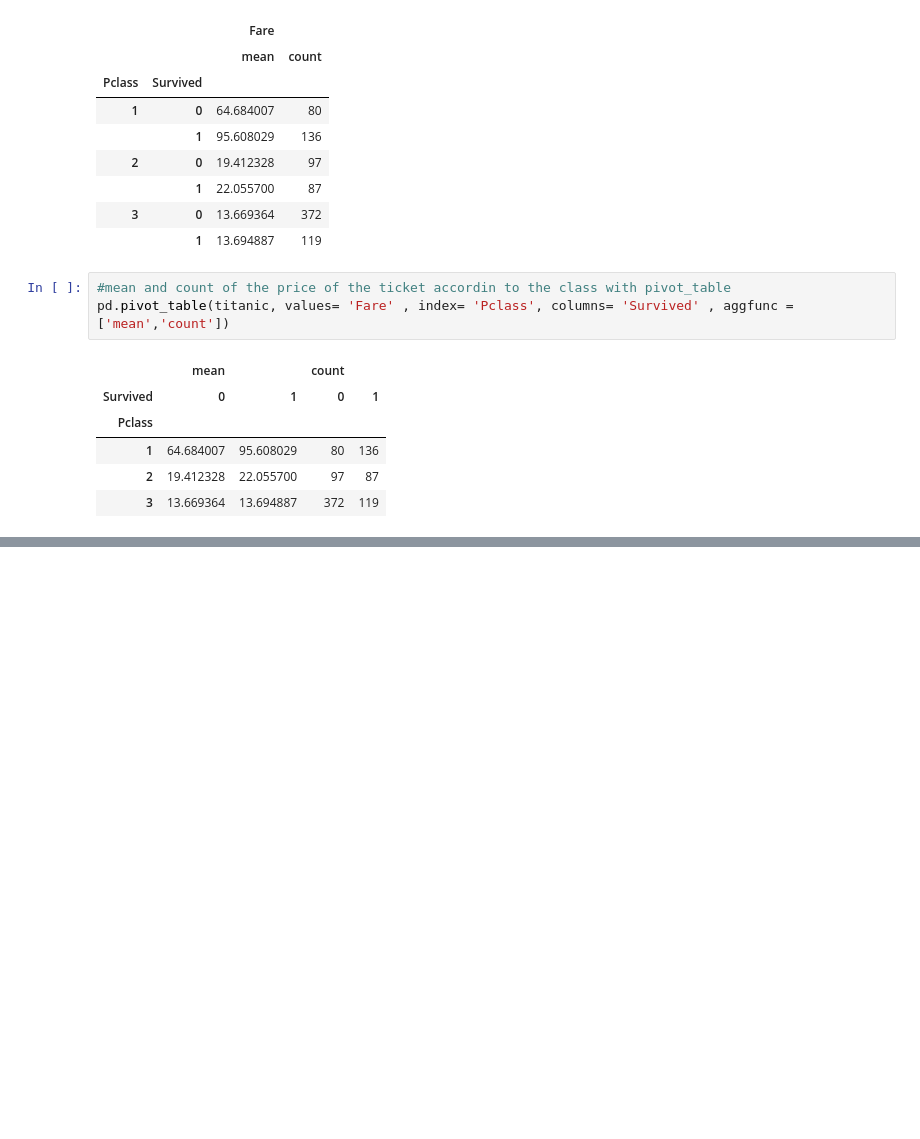
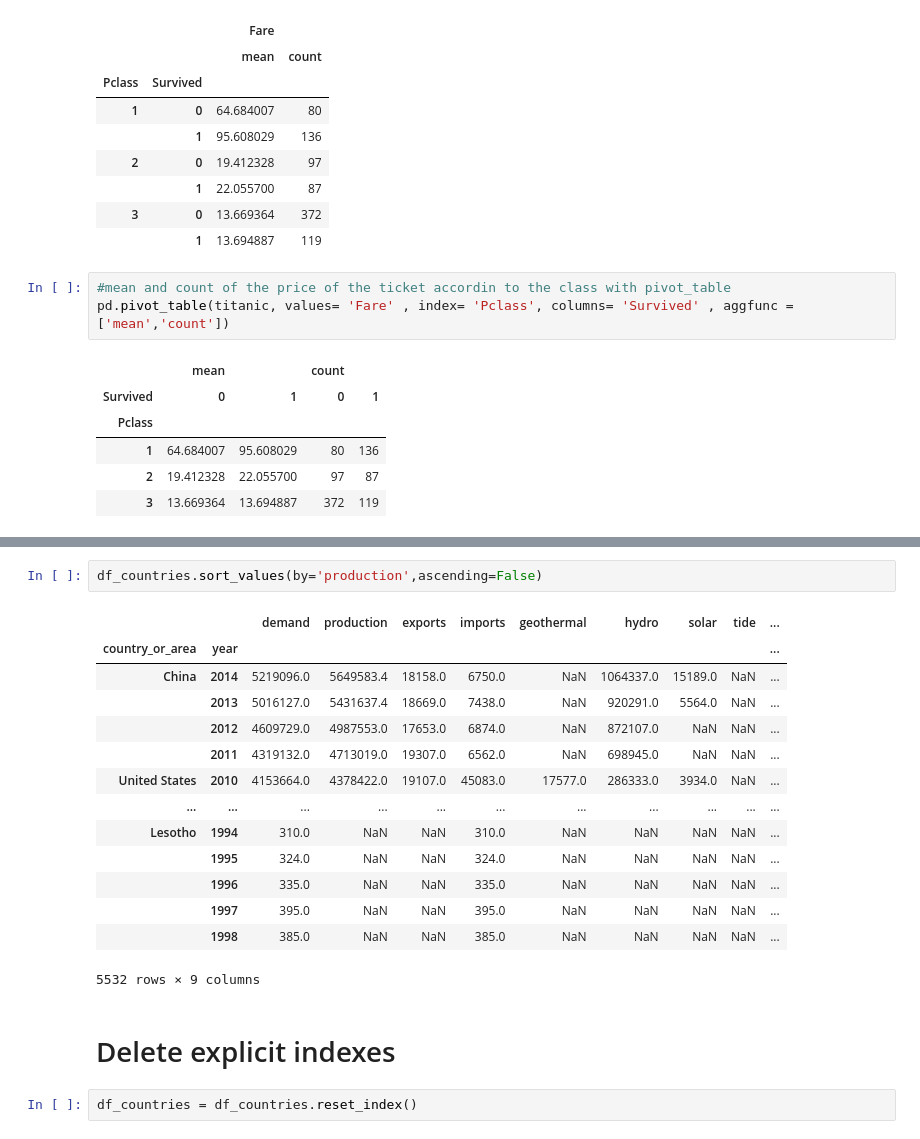
Before and after one commit to juanpaat/Python-for-Data-Analysts-and-Data-Scientists, a Jupyter notebook: DataFrame Manipulation.ipynb, the cells around one changed output, grey strips where cells are left out. Drawn from its saved outputs; the diff is of its cells as text; blank space fills up the shorter version.

```diff
--- a/DataFrame Manipulation.ipynb
+++ b/DataFrame Manipulation.ipynb
@@ -481,0 +827,21 @@ pd.pivot_table(titanic, values= 'Fare' , index= 'Pclass', columns= 'Survived' ,
+# %%
+df_countries.sort_values(by='production',ascending=False)
+# %% [output]
+|  |  | demand | production | exports | imports | geothermal | hydro | solar | tide | ... |
+| country_or_area | year |  |  |  |  |  |  |  |  | ... |
+| China | 2014 | 5219096.0 | 5649583.4 | 18158.0 | 6750.0 | NaN | 1064337.0 | 15189.0 | NaN | ... |
+|  | 2013 | 5016127.0 | 5431637.4 | 18669.0 | 7438.0 | NaN | 920291.0 | 5564.0 | NaN | ... |
+|  | 2012 | 4609729.0 | 4987553.0 | 17653.0 | 6874.0 | NaN | 872107.0 | NaN | NaN | ... |
+|  | 2011 | 4319132.0 | 4713019.0 | 19307.0 | 6562.0 | NaN | 698945.0 | NaN | NaN | ... |
+| United States | 2010 | 4153664.0 | 4378422.0 | 19107.0 | 45083.0 | 17577.0 | 286333.0 | 3934.0 | NaN | ... |
+| ... | ... | ... | ... | ... | ... | ... | ... | ... | ... | ... |
+| Lesotho | 1994 | 310.0 | NaN | NaN | 310.0 | NaN | NaN | NaN | NaN | ... |
+|  | 1995 | 324.0 | NaN | NaN | 324.0 | NaN | NaN | NaN | NaN | ... |
+|  | 1996 | 335.0 | NaN | NaN | 335.0 | NaN | NaN | NaN | NaN | ... |
+|  | 1997 | 395.0 | NaN | NaN | 395.0 | NaN | NaN | NaN | NaN | ... |
+|  | 1998 | 385.0 | NaN | NaN | 385.0 | NaN | NaN | NaN | NaN | ... |
+5532 rows × 9 columns
+# %% [markdown]
+# Delete explicit indexes
+# %%
+df_countries = df_countries.reset_index()
```
Also changed, not shown: parts of 53 cells of this notebook.
